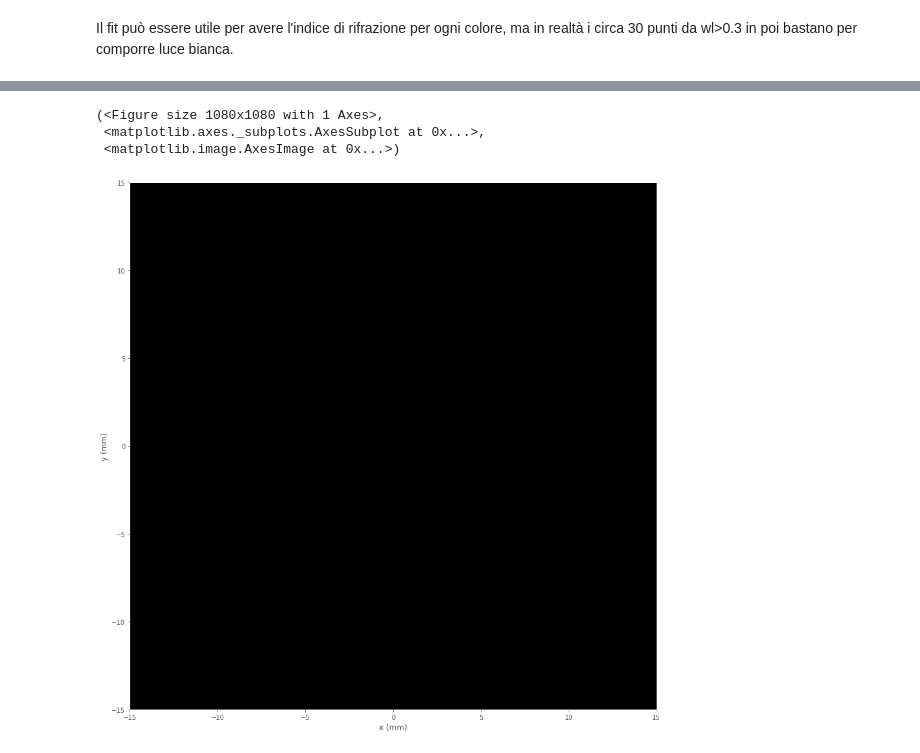
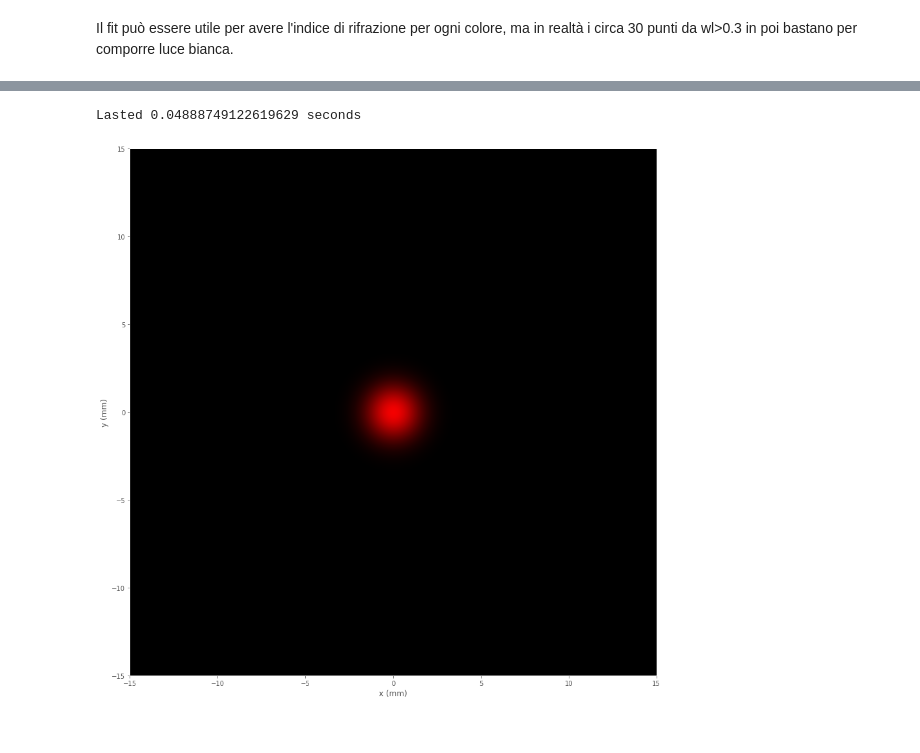
Before and after one commit to raeubaen/misc, a Jupyter notebook: codice_bpm.ipynb, the cells around one changed output, grey strips where cells are left out. Cells and saved outputs as stored; diff of their text form; code cells hidden in the pictures.

```diff
--- a/codice_bpm.ipynb
+++ b/codice_bpm.ipynb
@@ -538,7 +557,11 @@ Lasted 0.04180288314819336 seconds
-# %%
-plot(IntMemRGB[..., 20, :])
-# %% [output]
-(<Figure size 1080x1080 with 1 Axes>,
- <matplotlib.axes._subplots.AxesSubplot at 0x...>,
- <matplotlib.image.AxesImage at 0x...>)
-[figure, removed]
+# %%
+out, mem = propagate(InputField, k0, grid_setup=grid_setup, keep_memory=True)
+# %% [output]
+Lasted 0.04888749122619629 seconds
+# %%
+fig, ax, im = plot(cp.abs(out)**2)
+fig.savefig("lensout.pdf")
+plt.show()
+plt.close()
+# %% [output]
+[figure, added]
```
Also changed, not shown: parts of 15 cells of this notebook.
